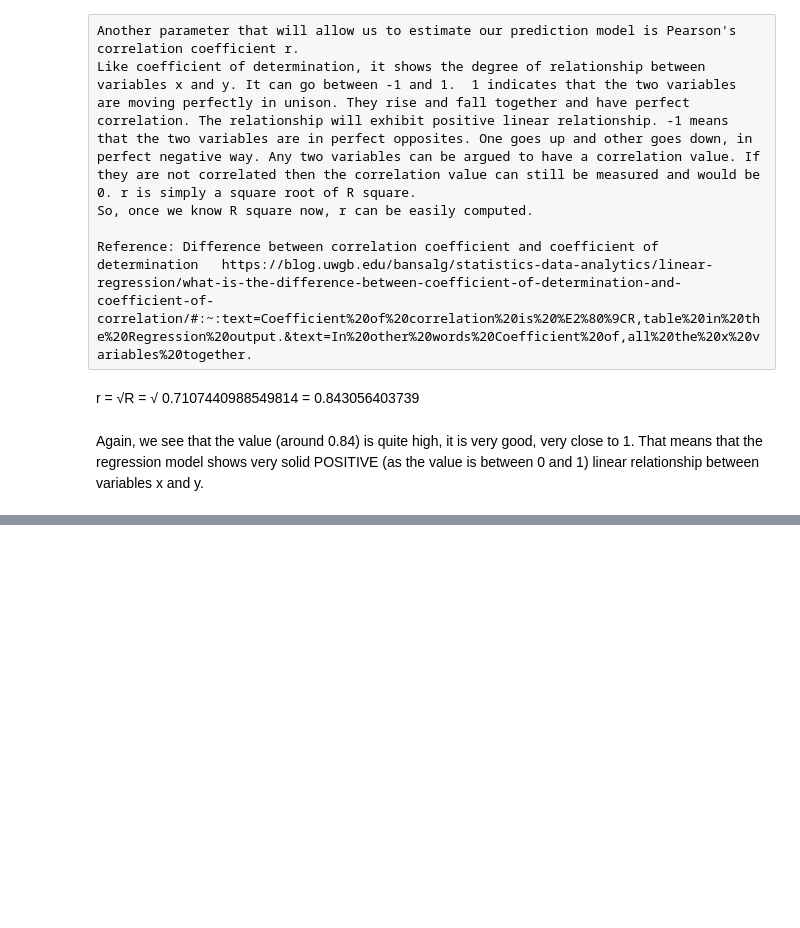
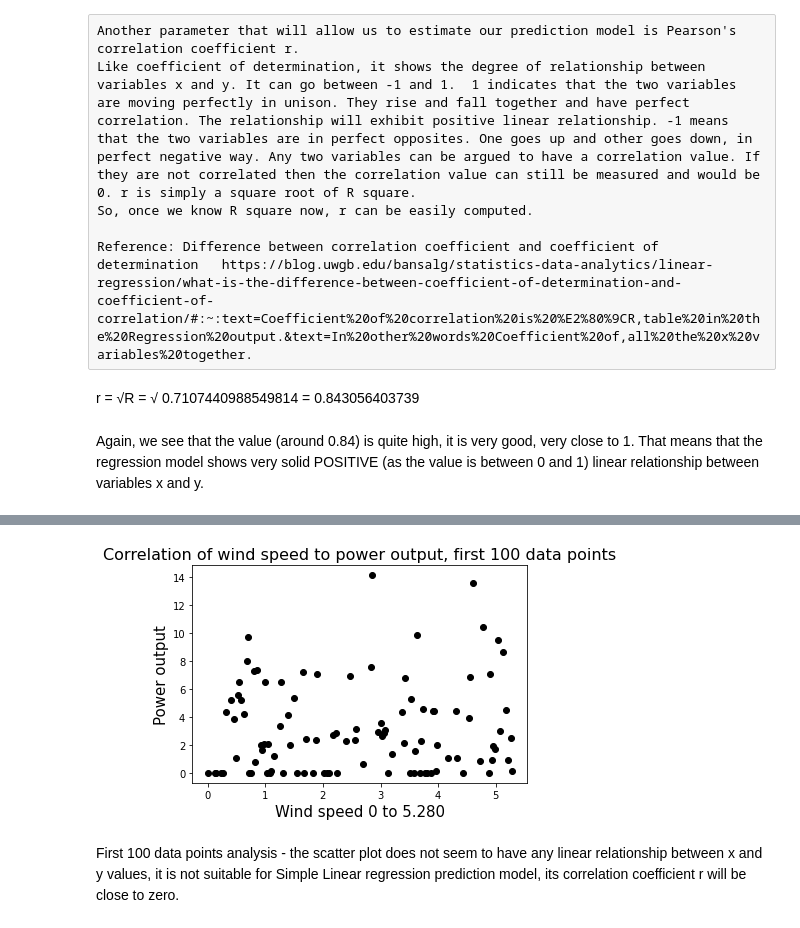
Before and after one commit to dmitrijsg123/Fundamentals_of_Data_Analysis_Project, a Jupyter notebook: Powerproduction.ipynb, the cells around one changed output, grey strips where cells are left out. Drawn from its saved outputs; the diff is of its cells as text; code cells hidden in the pictures; blank space fills up the shorter version.

```diff
--- a/Powerproduction.ipynb
+++ b/Powerproduction.ipynb
@@ -341,0 +385,3 @@ Again, we see that the value (around 0.84) is quite high, it is very good, very
+# %%
+# First 100 datapoints
+df100 = df.head(101)
@@ -341,0 +404,9 @@ Again, we see that the value (around 0.84) is quite high, it is very good, very
+# %%
+plt.title("Correlation of wind speed to power output, first 100 data points",fontsize=16)   # Title of the plot
+plt.xlabel("Wind speed 0 to 5.280",fontsize=15)   # independent variable - Wind speed
+plt.ylabel("Power output",fontsize=15)  # dependent variable - Power output
+plt.scatter(df100.speed,df100.power, color="black");   # scatter plotting
+# %% [output]
+[figure, added]
+# %% [markdown]
+First 100 data points analysis - the scatter plot does not seem to have any linear relationship between x and y values, it is not suitable for Simple Linear regression prediction model, its correlation coefficient r will be close to zero.
```
Also changed, not shown: parts of 54 cells of this notebook.
